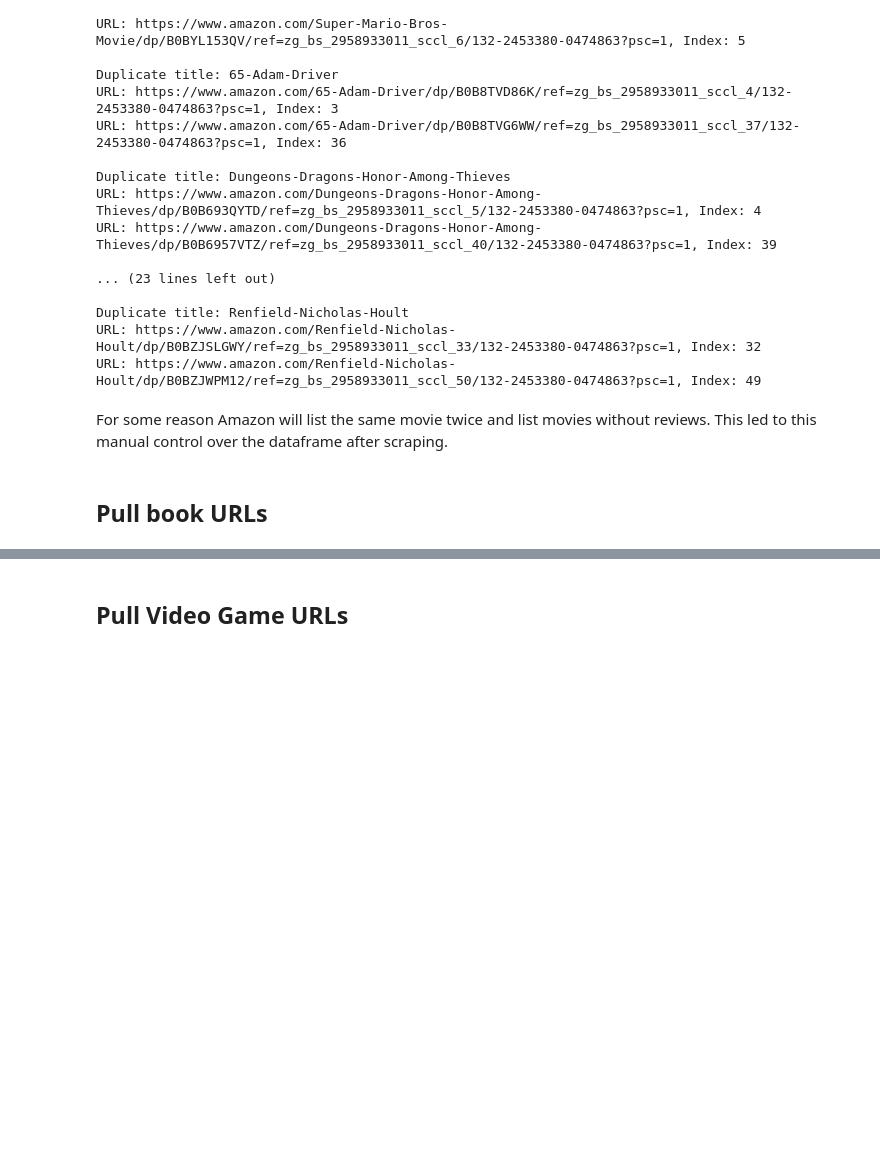
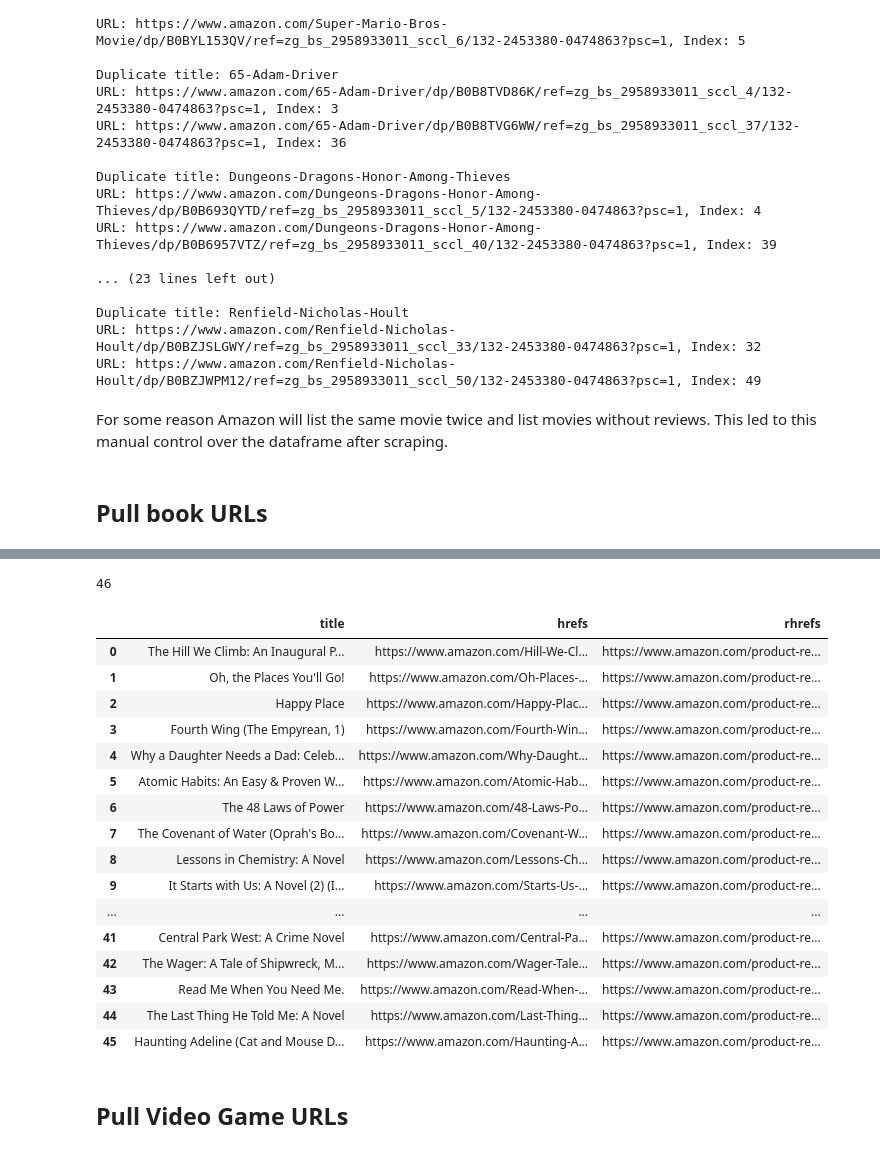
Before and after one commit to lanewhitmore/ads-509-final, a Jupyter notebook: finalproj.ipynb, the cells around one changed output, grey strips where cells are left out. Drawn from its saved outputs; the diff is of its cells as text; code cells hidden in the pictures; blank space fills up the shorter version.

```diff
--- a/finalproj.ipynb
+++ b/finalproj.ipynb
@@ -191,3 +284,26 @@ b_prod, b_review = scrape(b_url)
+# %%
+print(len(b_df))
+b_df.to_csv(r'C:/Users/whitm/OneDrive/Desktop/ADS509/book_df.csv')
+b_df
+# %% [output]
+46
+|  | title | hrefs | rhrefs |
+| 0 | The Hill We Climb: An Inaugural P... | https://www.amazon.com/Hill-We-Cl... | https://www.amazon.com/product-re... |
+| 1 | Oh, the Places You'll Go! | https://www.amazon.com/Oh-Places-... | https://www.amazon.com/product-re... |
+| 2 | Happy Place | https://www.amazon.com/Happy-Plac... | https://www.amazon.com/product-re... |
+| 3 | Fourth Wing (The Empyrean, 1) | https://www.amazon.com/Fourth-Win... | https://www.amazon.com/product-re... |
+| 4 | Why a Daughter Needs a Dad: Celeb... | https://www.amazon.com/Why-Daught... | https://www.amazon.com/product-re... |
+| 5 | Atomic Habits: An Easy & Proven W... | https://www.amazon.com/Atomic-Hab... | https://www.amazon.com/product-re... |
+| 6 | The 48 Laws of Power | https://www.amazon.com/48-Laws-Po... | https://www.amazon.com/product-re... |
+| 7 | The Covenant of Water (Oprah's Bo... | https://www.amazon.com/Covenant-W... | https://www.amazon.com/product-re... |
+| 8 | Lessons in Chemistry: A Novel | https://www.amazon.com/Lessons-Ch... | https://www.amazon.com/product-re... |
+| 9 | It Starts with Us: A Novel (2) (I... | https://www.amazon.com/Starts-Us-... | https://www.amazon.com/product-re... |
+| ... | ... | ... | ... |
+| 41 | Central Park West: A Crime Novel | https://www.amazon.com/Central-Pa... | https://www.amazon.com/product-re... |
+| 42 | The Wager: A Tale of Shipwreck, M... | https://www.amazon.com/Wager-Tale... | https://www.amazon.com/product-re... |
+| 43 | Read Me When You Need Me. | https://www.amazon.com/Read-When-... | https://www.amazon.com/product-re... |
+| 44 | The Last Thing He Told Me: A Novel | https://www.amazon.com/Last-Thing... | https://www.amazon.com/product-re... |
+| 45 | Haunting Adeline (Cat and Mouse D... | https://www.amazon.com/Haunting-A... | https://www.amazon.com/product-re... |
 # %% [markdown]
 ## Pull Video Game URLs
 # %%
```
Also changed, not shown: parts of 13 cells of this notebook.
